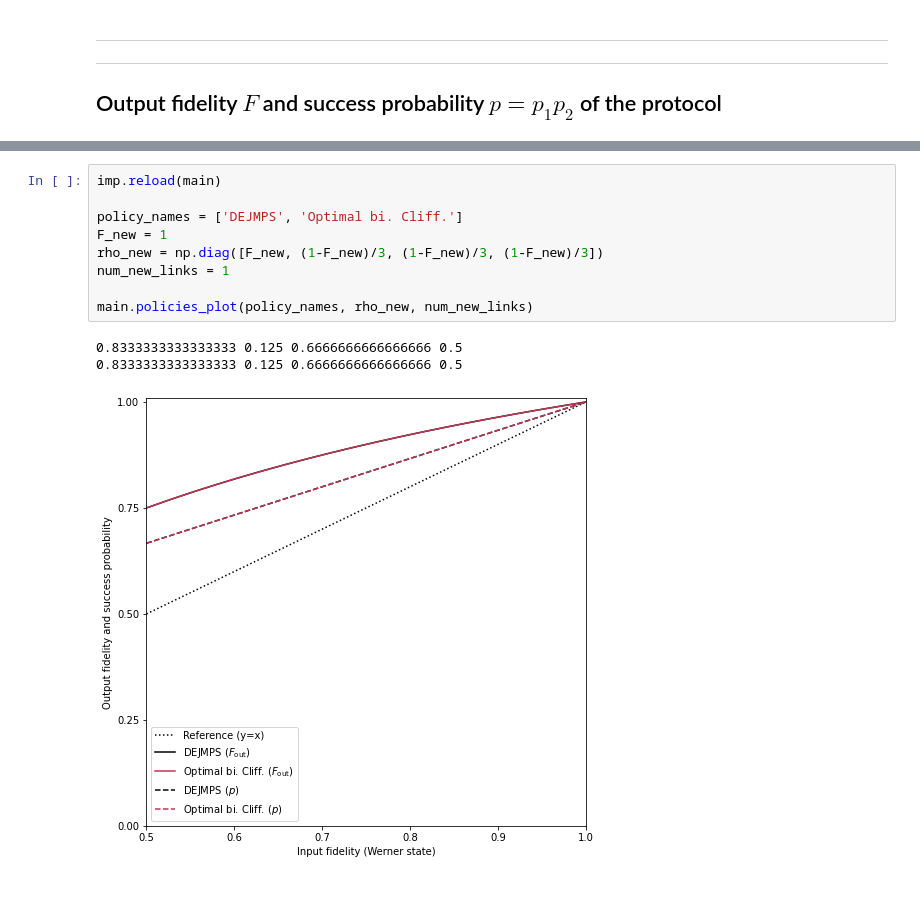
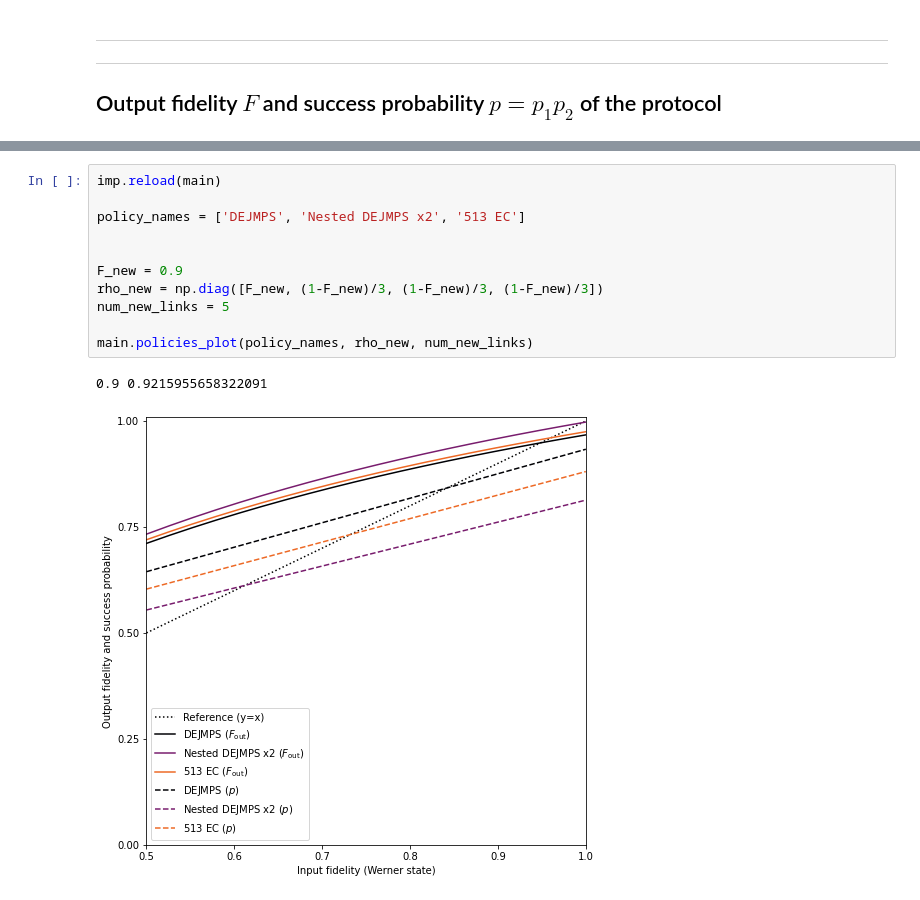
Before and after one commit to AlvaroGI/buffering-1GnB, a Jupyter notebook: RESULTS-purification-policies.ipynb, the cells around one changed output, grey strips where cells are left out. Cells and saved outputs as stored; diff of their text form.

```diff
--- a/RESULTS-purification-policies.ipynb
+++ b/RESULTS-purification-policies.ipynb
@@ -32,13 +33,14 @@ interactive(children=(IntSlider(value=1, description='num_new_links', layout=Lay
 # %%
 imp.reload(main)
 
-policy_names = ['DEJMPS', 'Optimal bi. Cliff.']
-F_new = 1
+policy_names = ['DEJMPS', 'Nested DEJMPS x2', '513 EC']
+
+
+F_new = 0.9
 rho_new = np.diag([F_new, (1-F_new)/3, (1-F_new)/3, (1-F_new)/3])
-num_new_links = 1
+num_new_links = 5
 
 main.policies_plot(policy_names, rho_new, num_new_links)
 # %% [output]
-0.8333333333333333 0.125 0.6666666666666666 0.5
-0.8333333333333333 0.125 0.6666666666666666 0.5
+0.9 0.9215955658322091
-[figure, old version]
+[figure, new version]
```
Also changed, not shown: parts of 1 cell of this notebook, 1 other file.
